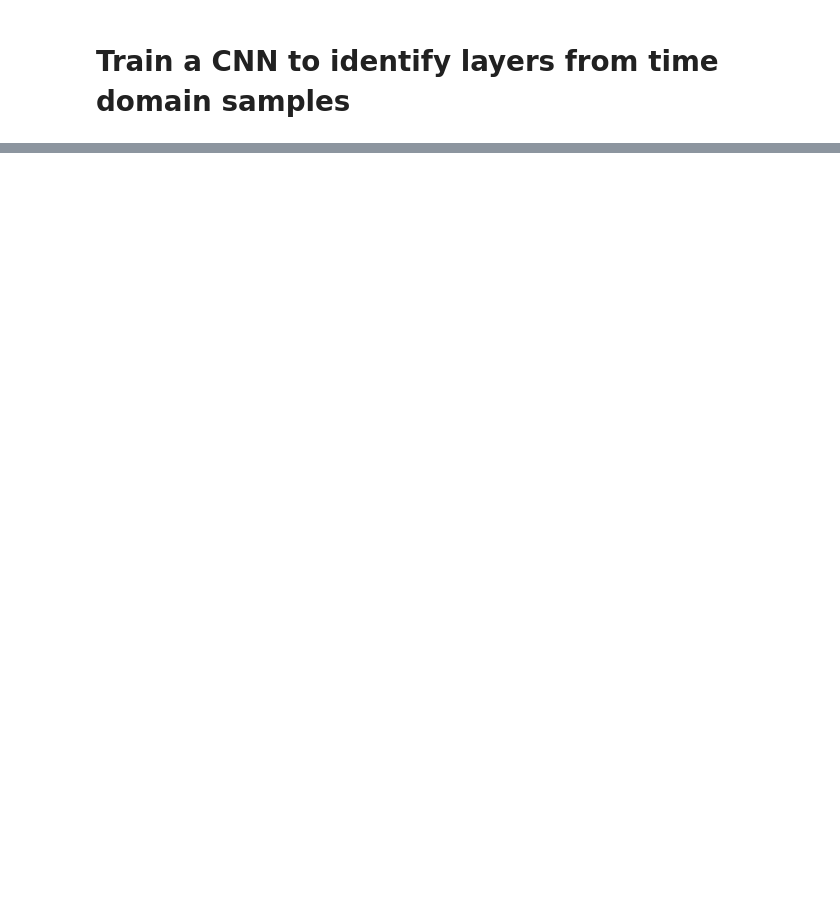
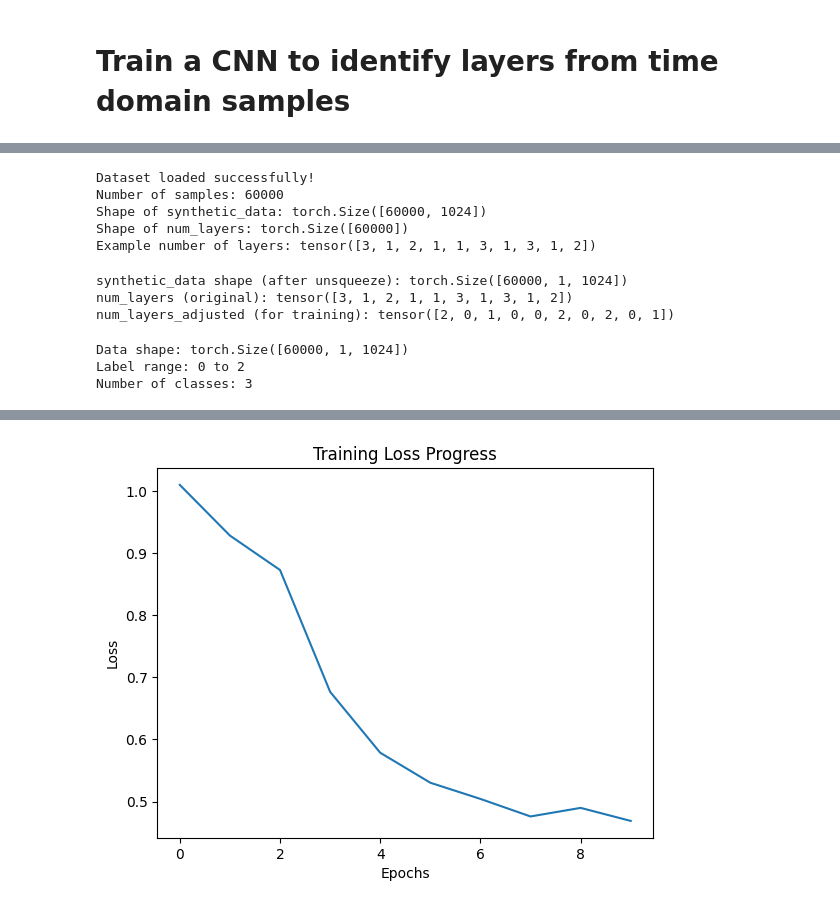
Before and after one commit to tls54/THz-TD-CNN, a Jupyter notebook: Layer_ident.ipynb, the cells around one changed output, grey strips where cells are left out. Saved outputs shown, nothing was run; the diff lists cells and outputs as text; code cells hidden in the pictures; blank space fills up the shorter version.

```diff
--- a/Layer_ident.ipynb
+++ b/Layer_ident.ipynb
@@ -65,0 +65,70 @@ None
+# %%
+# Load the dataset with weights_only=False
+data = torch.load("Synthetic_data_60k.pt", weights_only=False)
+
+# Extract components
+synthetic_data = data["synthetic_data"]
+material_params = data["material_params"]
+num_layers = data["num_layers"]
+
+print("Dataset loaded successfully!")
+print(f"Number of samples: {len(synthetic_data)}")
+print(f"Shape of synthetic_data: {synthetic_data.shape}")
+print(f"Shape of num_layers: {num_layers.shape}")
+print(f"Example number of layers: {num_layers[:10]}")
+
+num_classes = int(max(num_layers)) # class labels start at 1 not 0.
+# %% [output]
+Dataset loaded successfully!
+Number of samples: 60000
+Shape of synthetic_data: torch.Size([60000, 1024])
+Shape of num_layers: torch.Size([60000])
+Example number of layers: tensor([3, 1, 2, 1, 1, 3, 1, 3, 1, 2])
+# %%
+# Adjust labels for training (CrossEntropyLoss expects 0-based class labels)
+num_layers_adjusted = num_layers - 1  # Convert labels from 1–5 → 0–4
+
+# Ensure shapes are as expected
+print("synthetic_data shape (after unsqueeze):", synthetic_data.unsqueeze(1).shape)
+print("num_layers (original):", num_layers[:10])
+print("num_layers_adjusted (for training):", num_layers_adjusted[:10])
+# %% [output]
+synthetic_data shape (after unsqueeze): torch.Size([60000, 1, 1024])
+num_layers (original): tensor([3, 1, 2, 1, 1, 3, 1, 3, 1, 2])
+num_layers_adjusted (for training): tensor([2, 0, 1, 0, 0, 2, 0, 2, 0, 1])
+# %%
+# Adjust labels from 1–N to 0–(N-1)
+num_layers_adjusted = num_layers - 1  # torch.Size([100])
+num_classes = int(num_layers_adjusted.max().item()) + 1  # e.g., 5 if max label is 4
+
+# Unsqueeze to add channel dimension for Conv1D input: [B, 1, 1024]
+synthetic_data = synthetic_data.unsqueeze(1)  # [100, 1, 1024]
+
+# Create TensorDataset with adjusted labels
+train_dataset = TensorDataset(synthetic_data, num_layers_adjusted)
+train_loader = DataLoader(train_dataset, batch_size=256, shuffle=True)
+
+# Initialize the model, criterion, and optimizer
+model = CNN1D(input_channels=1, num_classes=num_classes)
+criterion = nn.CrossEntropyLoss()
+optimizer = optim.Adam(model.parameters(), lr=0.001)
+
+# Optional: Print shapes and label stats for sanity check
+print("Data shape:", synthetic_data.shape)
+print("Label range:", num_layers_adjusted.min().item(), "to", num_layers_adjusted.max().item())
+print("Number of classes:", num_classes)
+# %% [output]
+Data shape: torch.Size([60000, 1, 1024])
+Label range: 0 to 2
+Number of classes: 3
+# %%
+# Train the model
+loss_values = train_model(model, train_loader, criterion, optimizer, num_epochs=10)
+
+# Plot the loss values
+plt.plot(loss_values)
+plt.xlabel('Epochs')
+plt.ylabel('Loss')
+plt.title('Training Loss Progress')
+plt.show()
+# %% [output]
@@ -65,0 +145 @@ None
+[figure, added]
```
Also changed, not shown: parts of 7 cells of this notebook.
